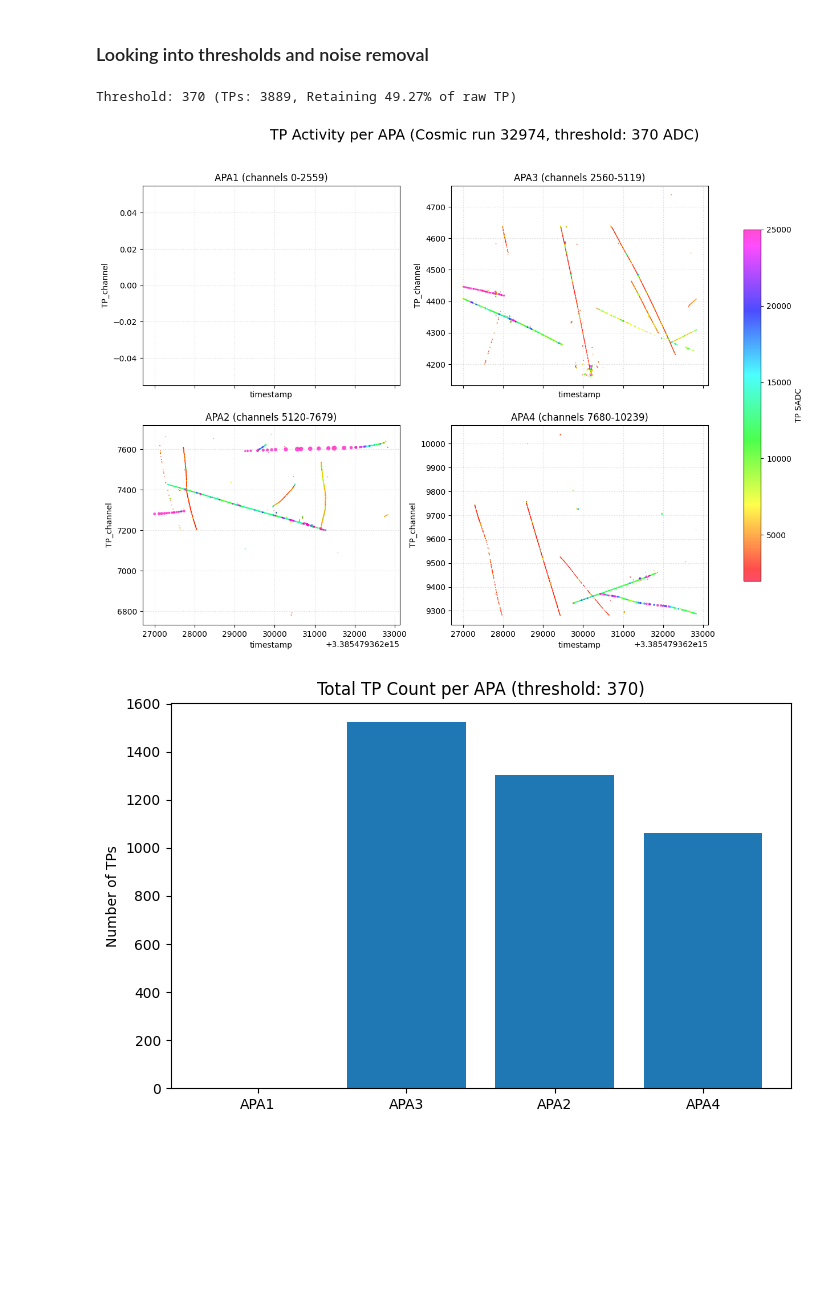
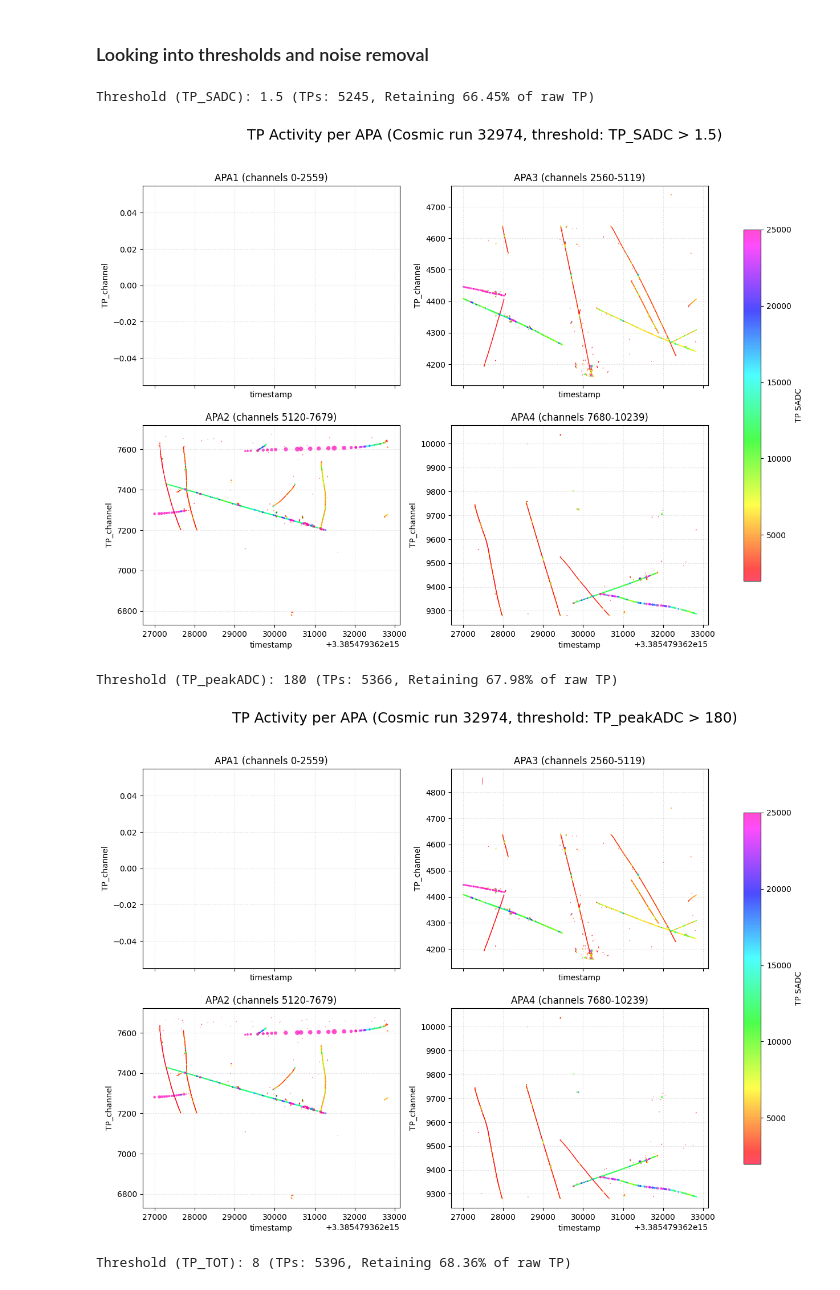
Before and after one commit to JuliaFavaro/SS25_TP_ProtoDUNE, a Jupyter notebook: src/RUN_test event_run_TPC.ipynb, the cells around one changed output. Saved outputs shown, nothing was run; the diff lists cells and outputs as text; code cells hidden in the pictures; blank space fills up the shorter version.

```diff
--- a/src/RUN_test event_run_TPC.ipynb
+++ b/src/RUN_test event_run_TPC.ipynb
@@ -258,6 +231,70 @@ def plot_TPC_activity(tp_df, thresh, vmin=None, vmax=None, show_counts=True):
-# %%
-plot_TPC_activity(tps, thresh=370, vmin=2000, vmax= 25000)
-# %% [output]
-Threshold: 370 (TPs: 3889, Retaining 49.27% of raw TP)
-[figure, removed]
-[figure, removed]
+# %%
+def plot_TPC_activity(tp_df, thresh, thresh_type="TP_peakADC", vmin=None, vmax=None, show_counts=True):
+    global apa_ranges
+    title_prefix = "TP Activity per APA"
+    # Filter based on the threshold type
+    if thresh_type == "TP_peakADC":
+        filtered = tp_df[tp_df.TP_peakADC > thresh]
+    elif thresh_type == "TP_TOT":
+        filtered = tp_df[tp_df.TP_TOT > thresh]
+    elif thresh_type == "TP_SADC":
+        filtered = tp_df[tp_df.TP_SADC / 1e3 > thresh]
+    else:
+        raise ValueError(f"Unknown threshold type: {thresh_type}")
+
+    print(f"Threshold ({thresh_type}): {thresh} (TPs: {len(filtered)}, Retaining {len(filtered)/len(tp_df)*100:.2f}% of raw TP)")
+    run_type = tp_df.run_name if hasattr(tp_df, 'run_name') else "unknown_run"
+    plot_title = f"{title_prefix} ({run_type}, threshold: {thresh_type} > {thresh})"
+
+    # --- Scatter plots ---
+    fig, axs = plt.subplots(2, 2, figsize=(16, 10), sharex=True)
+    for i, (apa, (start, stop)) in enumerate(apa_ranges.items()):
+        ax = axs[i//2][i%2]
+        df_apa = filtered[(filtered.TP_channel >= start) & (filtered.TP_channel < stop)]
+        sc = ax.scatter(
+            df_apa.TP_peakT, df_apa.TP_channel,
+            s=df_apa.TP_TOT / 10,
+            c=df_apa.TP_SADC,
+            cmap="gist_rainbow",
+            alpha=0.7,
+            edgecolor="none",
+            vmin=vmin, vmax=vmax
+        )
+        ax.set_title(f"{apa} (channels {start}-{stop-1})")
+        ax.set_xlabel("timestamp")
+        ax.set_ylabel("TP_channel")
+        ax.grid(True, linestyle="dotted", alpha=0.5)
+
+    plt.suptitle(f"{plot_title}", fontsize=18)
+    fig.colorbar(sc, ax=axs, orientation="vertical", shrink=0.8, label="TP SADC")
+    plt.show()
+
+    # --- Bar plot: TP count per APA ---
+    if show_counts:
+        apa_counts = [
+            len(filtered[(filtered.TP_channel >= start) & (filtered.TP_channel < stop)])
+            for (start, stop) in apa_ranges.values()
+        ]
+        plt.figure(figsize=(8, 5))
+        plt.bar(apa_ranges.keys(), apa_counts, color='steelblue')
+        plt.ylabel("Number of TPs")
+        plt.title(f"Total TP Count per APA ({thresh_type} > {thresh})")
+        plt.show()
+
+# For SADC threshold
+plot_TPC_activity(tps, threshold_sadc,
+            vmin=2000, vmax=25000, thresh_type="TP_SADC", show_counts=False)
+
+# For ADC threshold
+plot_TPC_activity(tps, threshold_adc,
+            vmin=2000, vmax=25000, thresh_type="TP_peakADC", show_counts=False)
+
+# For TOT threshold
+plot_TPC_activity(tps, threshold_tot,
+            vmin=2000, vmax=25000, thresh_type="TP_TOT", show_counts=False)
+# %% [output]
+Threshold (TP_SADC): 1.5 (TPs: 5245, Retaining 66.45% of raw TP)
+[figure, added]
+Threshold (TP_peakADC): 180 (TPs: 5366, Retaining 67.98% of raw TP)
+[figure, added]
+Threshold (TP_TOT): 8 (TPs: 5396, Retaining 68.36% of raw TP)
```
Also changed, not shown: parts of 11 cells of this notebook, 1 other file.
